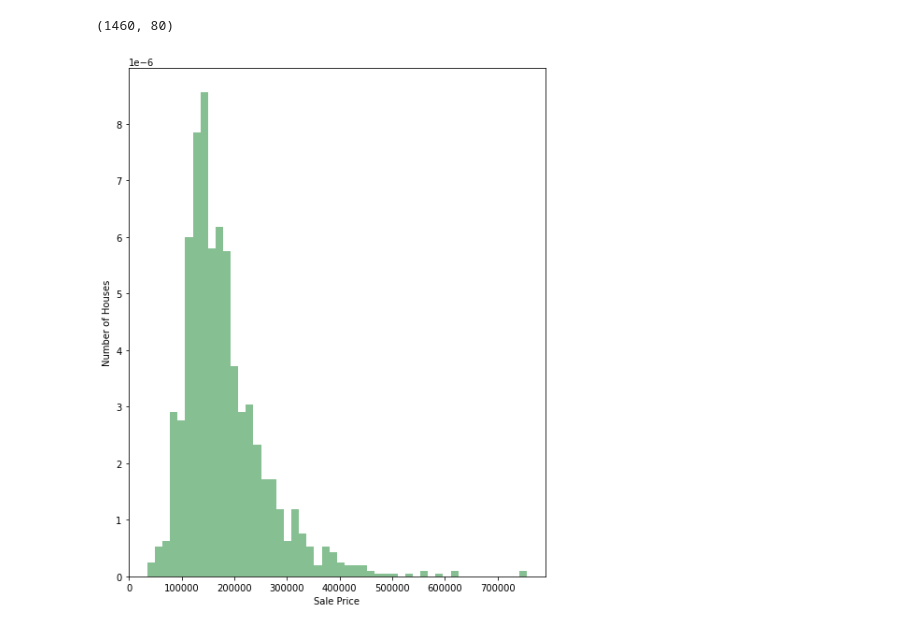
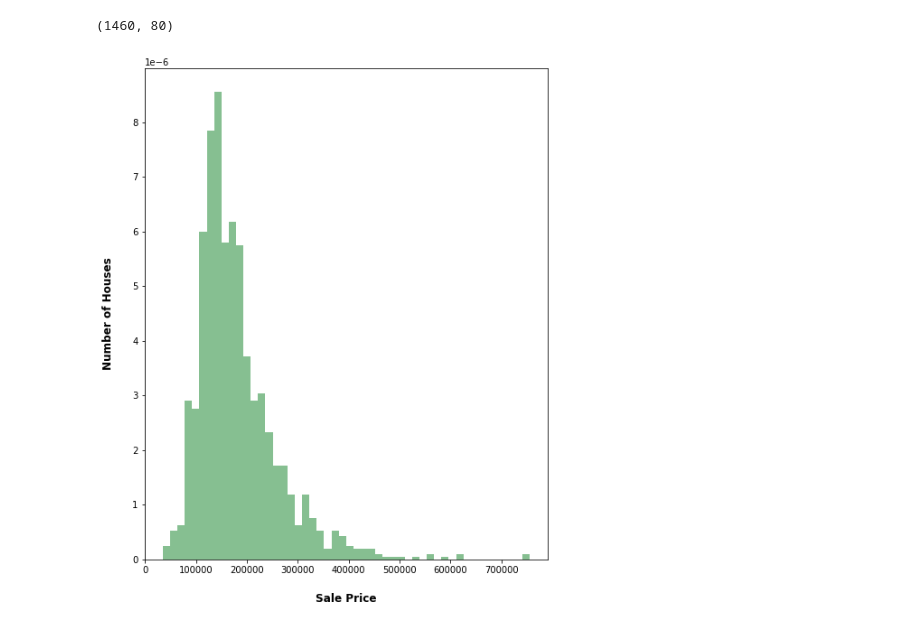
Before and after one commit to SambhaviPD/Colab-Notebooks, a Jupyter notebook: House_Price_Data_set_EDA.ipynb, the cells around one changed output. Drawn from its saved outputs; the diff is of its cells as text; code cells hidden in the pictures.

```diff
--- a/House_Price_Data_set_EDA.ipynb
+++ b/House_Price_Data_set_EDA.ipynb
@@ -53,8 +53,8 @@ df.shape
 # %%
 # Explore target distribution
 df['SalePrice'].hist(bins=50, density=True, grid=False, figsize=(8,10), color='#86bf91', zorder=2)
-plt.ylabel('Number of Houses')
-plt.xlabel('Sale Price')
+plt.ylabel('Number of Houses', labelpad=20, weight="bold", size=12)
+plt.xlabel('Sale Price', labelpad=20, weight="bold", size=12)
 plt.show()
 # %% [output]
-[figure, old version]
+[figure, new version]
```
Also changed, not shown: parts of 4 cells of this notebook.
